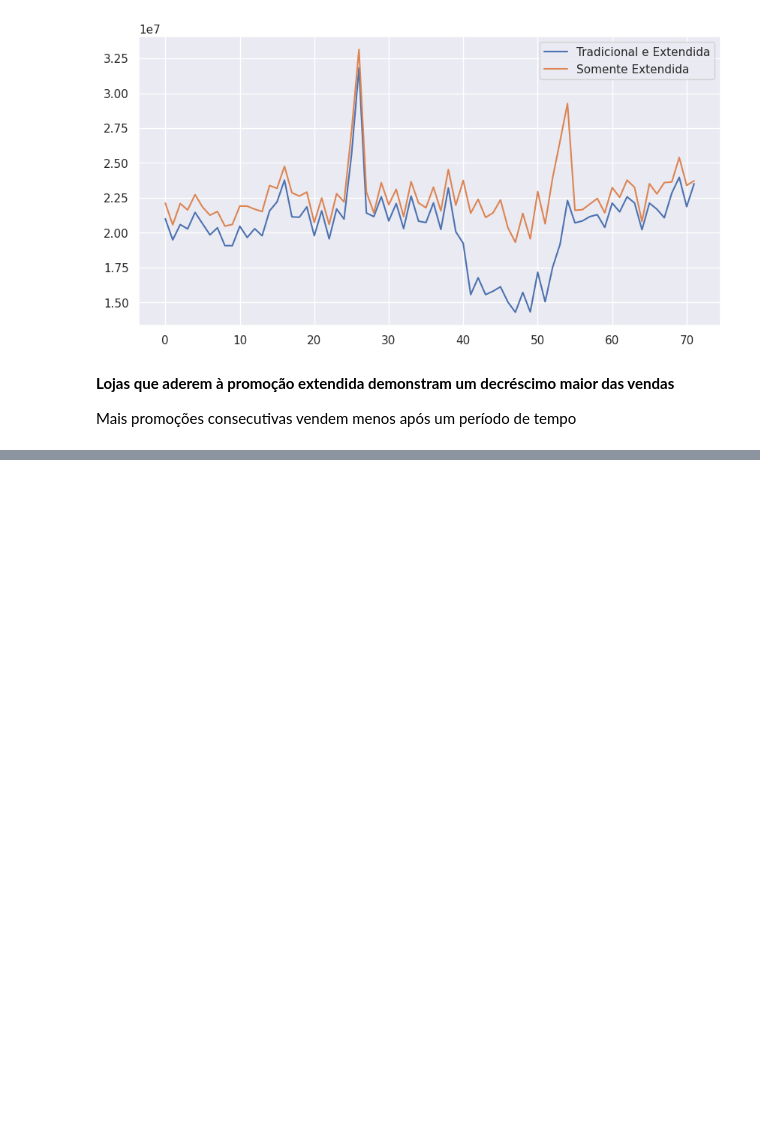
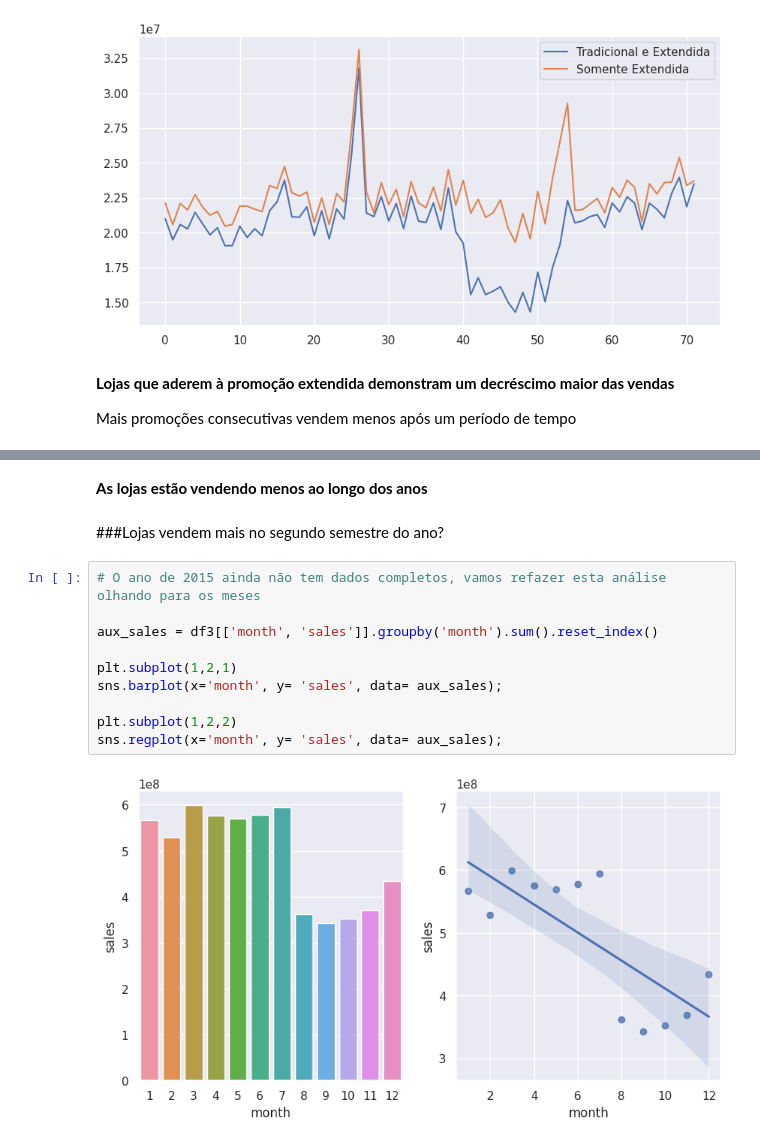
Before and after one commit to BLayus/Previs-o-do-Valor-de-Vendas, a Jupyter notebook: Rossmann_Store_Sales_Prediction.ipynb, the cells around one changed output, grey strips where cells are left out. Drawn from its saved outputs; the diff is of its cells as text; blank space fills up the shorter version.

```diff
--- a/Rossmann_Store_Sales_Prediction.ipynb
+++ b/Rossmann_Store_Sales_Prediction.ipynb
@@ -1048,0 +1108,16 @@ Mais promoções consecutivas vendem menos após um período de tempo
+# %% [markdown]
+**As lojas estão vendendo menos ao longo dos anos**
+# %% [markdown]
+###Lojas vendem mais no segundo semestre do ano?
+# %%
+# O ano de 2015 ainda não tem dados completos, vamos refazer esta análise olhando para os meses
+
+aux_sales = df3[['month', 'sales']].groupby('month').sum().reset_index()
+
+plt.subplot(1,2,1)
+sns.barplot(x='month', y= 'sales', data= aux_sales);
+
+plt.subplot(1,2,2)
+sns.regplot(x='month', y= 'sales', data= aux_sales);
+# %% [output]
+[figure, added]
```
Also changed, not shown: parts of 31 cells of this notebook.
